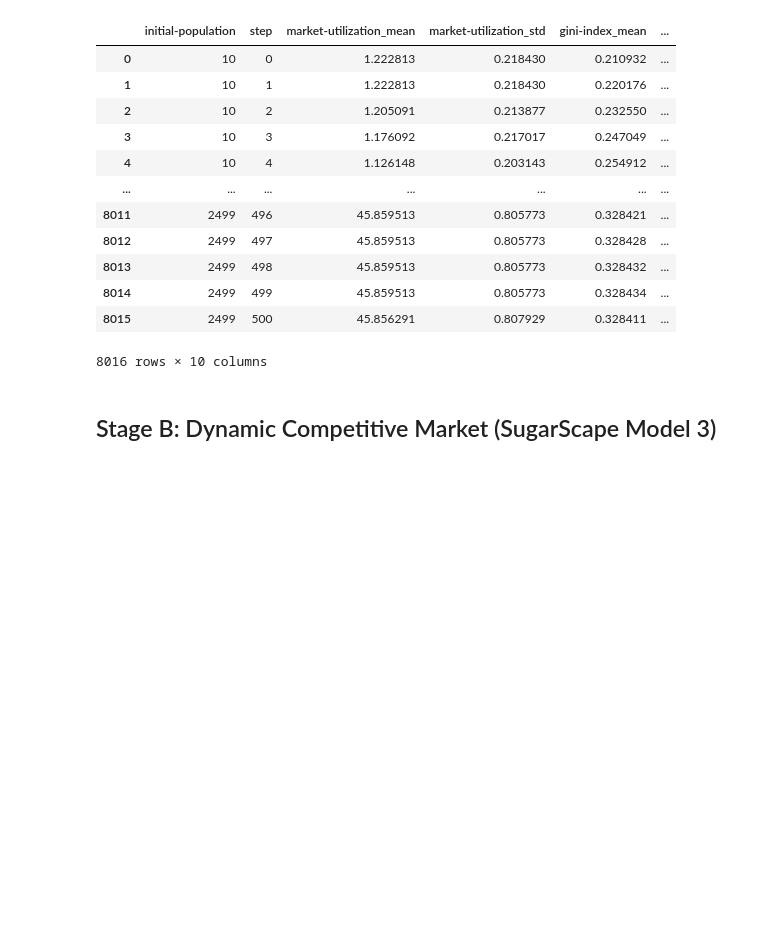
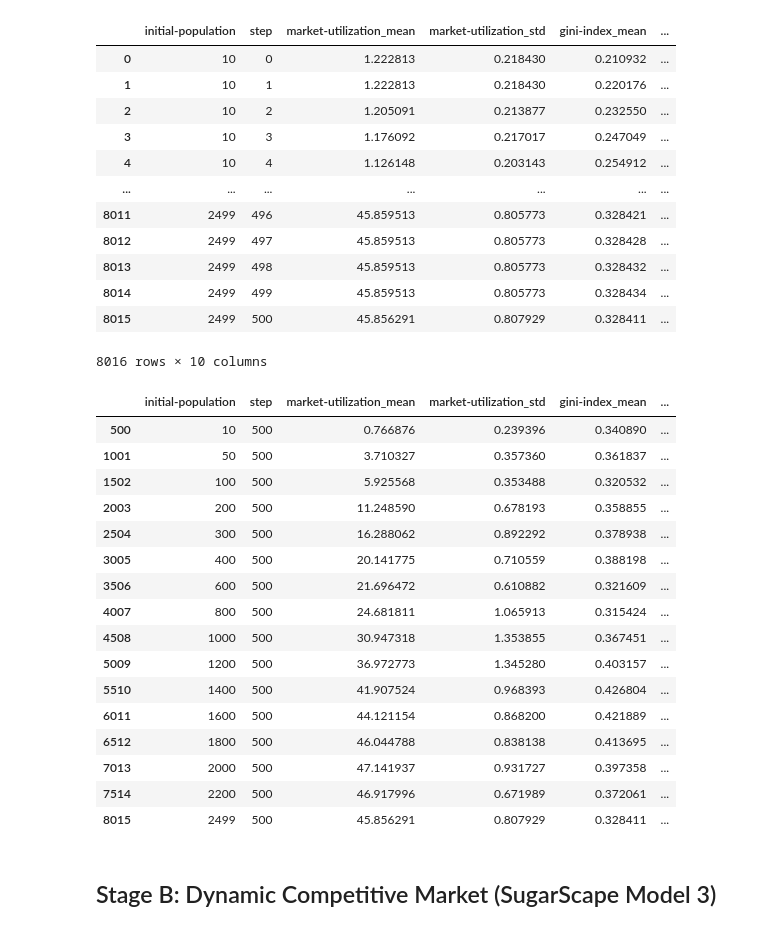
Before and after one commit to zhengpei-xu/CASA, a Jupyter notebook: CASA0011_Agent-based-Modelling-for-Spatial-Systems/Coursework-1_Analysing-Models/Plot/Market Competition Analysis and Visualization.ipynb, the cells around one changed output. Drawn from its saved outputs; the diff is of its cells as text; code cells hidden in the pictures; blank space fills up the shorter version.

```diff
--- a/CASA0011_Agent-based-Modelling-for-Spatial-Systems/Coursework-1_Analysing-Models/Plot/Market Competition Analysis and Visualization.ipynb
+++ b/CASA0011_Agent-based-Modelling-for-Spatial-Systems/Coursework-1_Analysing-Models/Plot/Market Competition Analysis and Visualization.ipynb
@@ -42,6 +42,26 @@ experiment_A_summary
 | 8014 | 2499 | 499 | 45.859513 | 0.805773 | 0.328434 | ... |
 | 8015 | 2499 | 500 | 45.856291 | 0.807929 | 0.328411 | ... |
 8016 rows × 10 columns
+# %%
+experiment_A_500Tick
+# %% [output]
+|  | initial-population | step | market-utilization_mean | market-utilization_std | gini-index_mean | ... |
+| 500 | 10 | 500 | 0.766876 | 0.239396 | 0.340890 | ... |
+| 1001 | 50 | 500 | 3.710327 | 0.357360 | 0.361837 | ... |
+| 1502 | 100 | 500 | 5.925568 | 0.353488 | 0.320532 | ... |
+| 2003 | 200 | 500 | 11.248590 | 0.678193 | 0.358855 | ... |
+| 2504 | 300 | 500 | 16.288062 | 0.892292 | 0.378938 | ... |
+| 3005 | 400 | 500 | 20.141775 | 0.710559 | 0.388198 | ... |
+| 3506 | 600 | 500 | 21.696472 | 0.610882 | 0.321609 | ... |
+| 4007 | 800 | 500 | 24.681811 | 1.065913 | 0.315424 | ... |
+| 4508 | 1000 | 500 | 30.947318 | 1.353855 | 0.367451 | ... |
+| 5009 | 1200 | 500 | 36.972773 | 1.345280 | 0.403157 | ... |
+| 5510 | 1400 | 500 | 41.907524 | 0.968393 | 0.426804 | ... |
+| 6011 | 1600 | 500 | 44.121154 | 0.868200 | 0.421889 | ... |
+| 6512 | 1800 | 500 | 46.044788 | 0.838138 | 0.413695 | ... |
+| 7013 | 2000 | 500 | 47.141937 | 0.931727 | 0.397358 | ... |
+| 7514 | 2200 | 500 | 46.917996 | 0.671989 | 0.372061 | ... |
+| 8015 | 2499 | 500 | 45.856291 | 0.807929 | 0.328411 | ... |
 # %% [markdown]
 ## Stage B: Dynamic Competitive Market (SugarScape Model 3)
 # %% [markdown]
```
Also changed, not shown: parts of 8 cells of this notebook, 26 other files.
